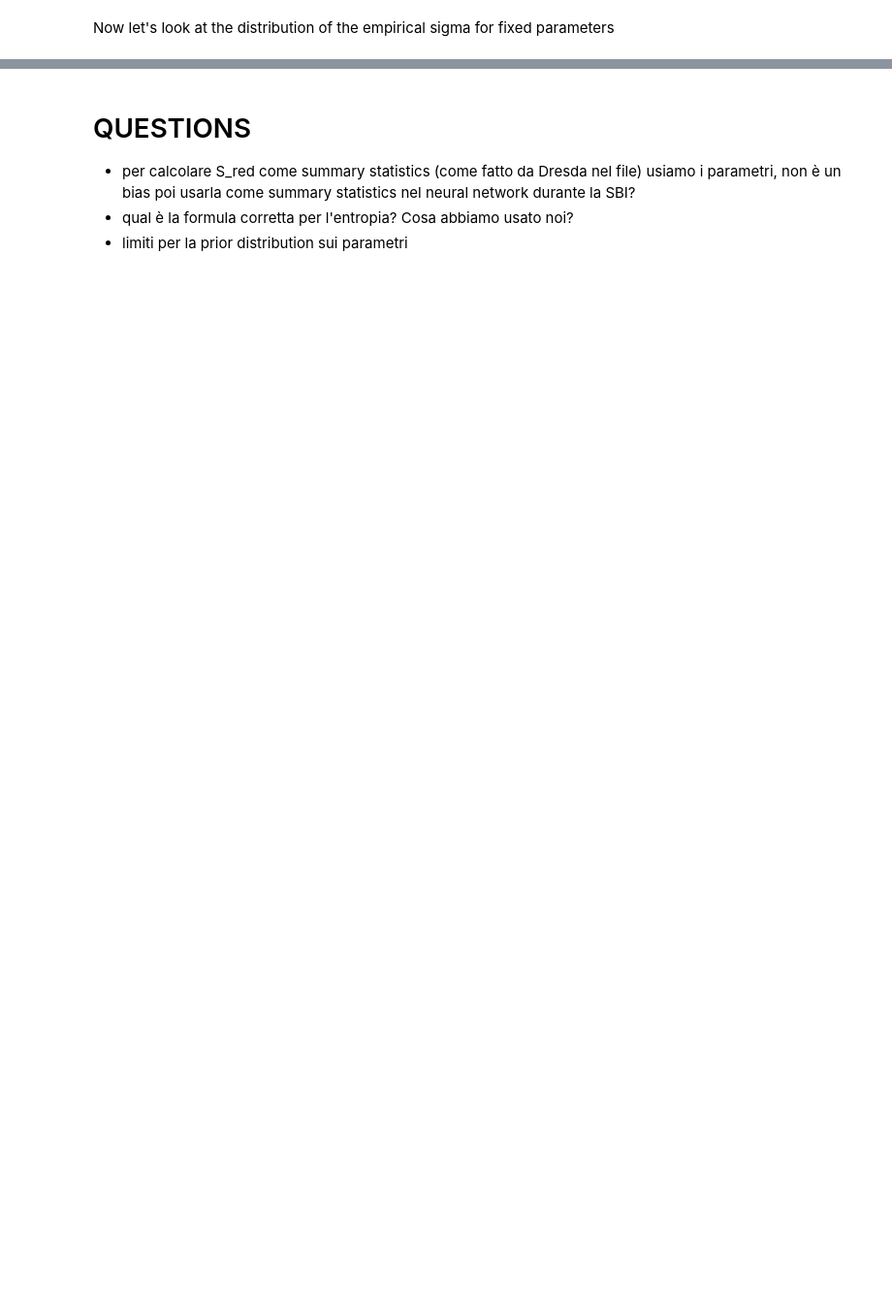
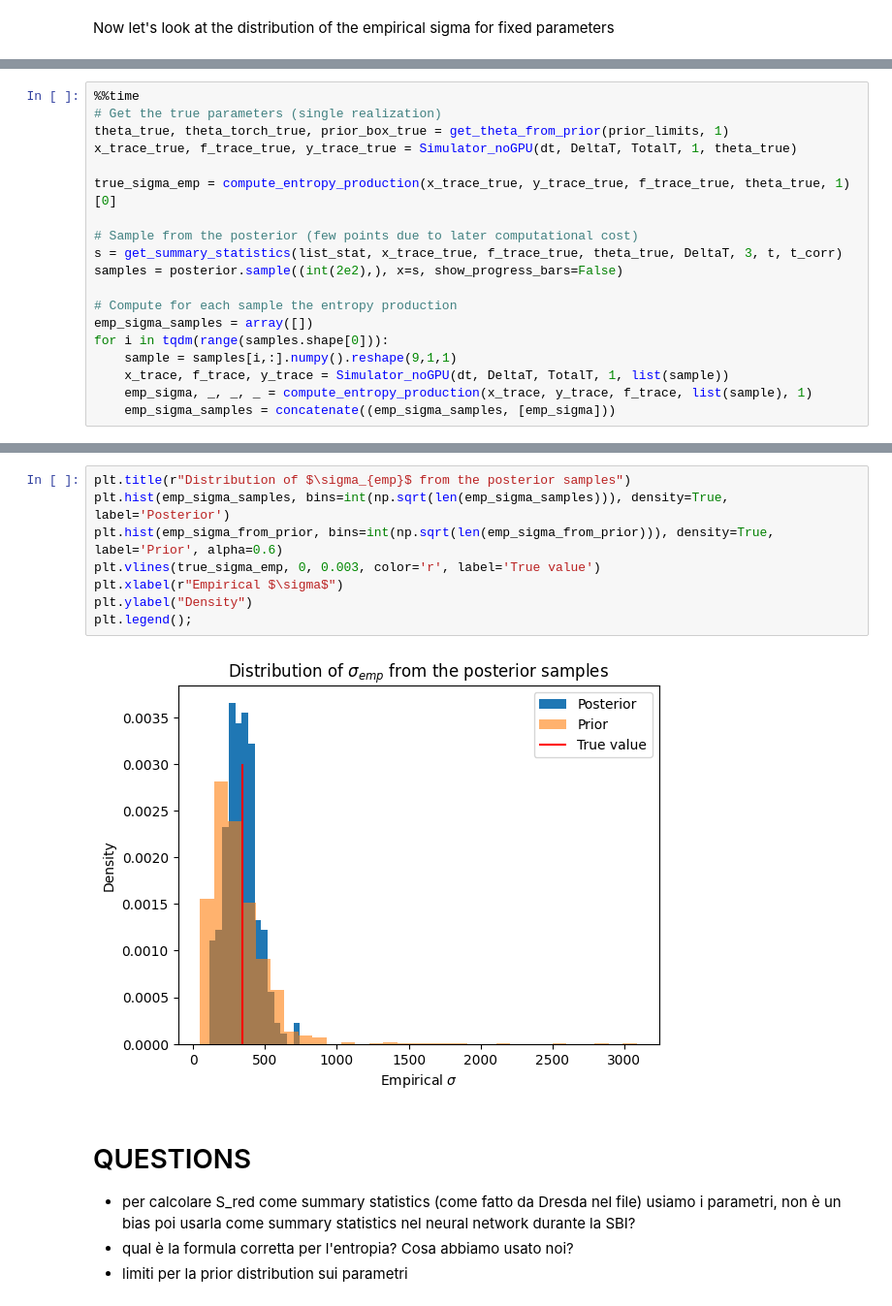
Before and after one commit to jacopocarotenuto/SBI_RedBloodCells, a Jupyter notebook: results.ipynb, the cells around one changed output, grey strips where cells are left out. Shown at 97% size. Saved outputs shown, nothing was run; the diff lists cells and outputs as text; blank space fills up the shorter version.

Commit message:
More statistics

```diff
--- a/results.ipynb
+++ b/results.ipynb
@@ -465,0 +479,19 @@ The standard deviation of the empirical sigma is 11.89
+# %%
+%%time
+# Get the true parameters (single realization)
+theta_true, theta_torch_true, prior_box_true = get_theta_from_prior(prior_limits, 1)
+x_trace_true, f_trace_true, y_trace_true = Simulator_noGPU(dt, DeltaT, TotalT, 1, theta_true)
+
+true_sigma_emp = compute_entropy_production(x_trace_true, y_trace_true, f_trace_true, theta_true, 1)[0]
+
+# Sample from the posterior (few points due to later computational cost)
+s = get_summary_statistics(list_stat, x_trace_true, f_trace_true, theta_true, DeltaT, 3, t, t_corr)
+samples = posterior.sample((int(2e2),), x=s, show_progress_bars=False)
+
+# Compute for each sample the entropy production
+emp_sigma_samples = array([])
+for i in tqdm(range(samples.shape[0])):
+    sample = samples[i,:].numpy().reshape(9,1,1)
+    x_trace, f_trace, y_trace = Simulator_noGPU(dt, DeltaT, TotalT, 1, list(sample))
+    emp_sigma, _, _, _ = compute_entropy_production(x_trace, y_trace, f_trace, list(sample), 1)
+    emp_sigma_samples = concatenate((emp_sigma_samples, [emp_sigma]))
@@ -466,3 +501,13 @@ The standard deviation of the empirical sigma is 11.89
+# %%
+plt.title(r"Distribution of $\sigma_{emp}$ from the posterior samples")
+plt.hist(emp_sigma_samples, bins=int(np.sqrt(len(emp_sigma_samples))), density=True, label='Posterior')
+plt.hist(emp_sigma_from_prior, bins=int(np.sqrt(len(emp_sigma_from_prior))), density=True, label='Prior', alpha=0.6)
+plt.vlines(true_sigma_emp, 0, 0.003, color='r', label='True value')
+plt.xlabel(r"Empirical $\sigma$")
+plt.ylabel("Density")
+plt.legend();
+# %% [output]
+[figure, added]
 # %% [markdown]
 # QUESTIONS
 - per calcolare S_red come summary statistics (come fatto da Dresda nel file) usiamo i parametri, non è un bias poi usarla come summary statistics nel neural network durante la SBI?
```
Also changed, not shown: parts of 18 cells of this notebook.
